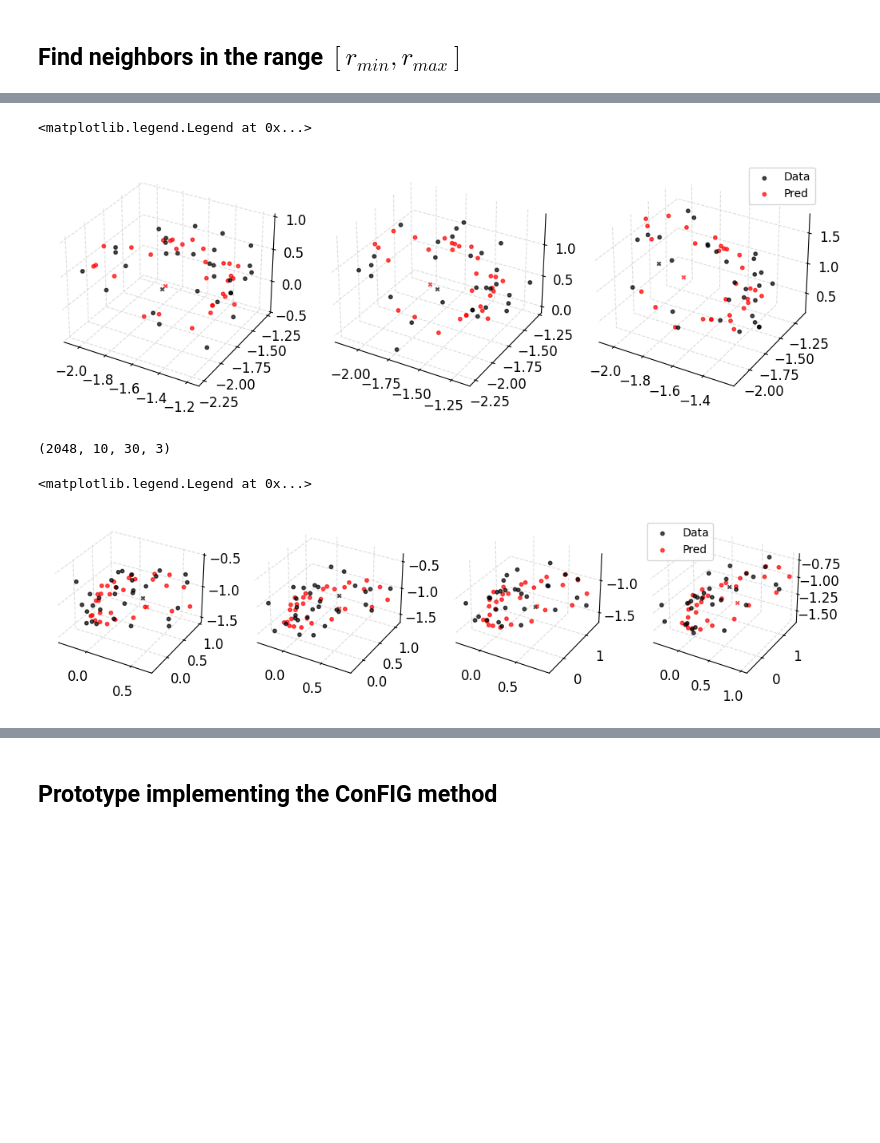
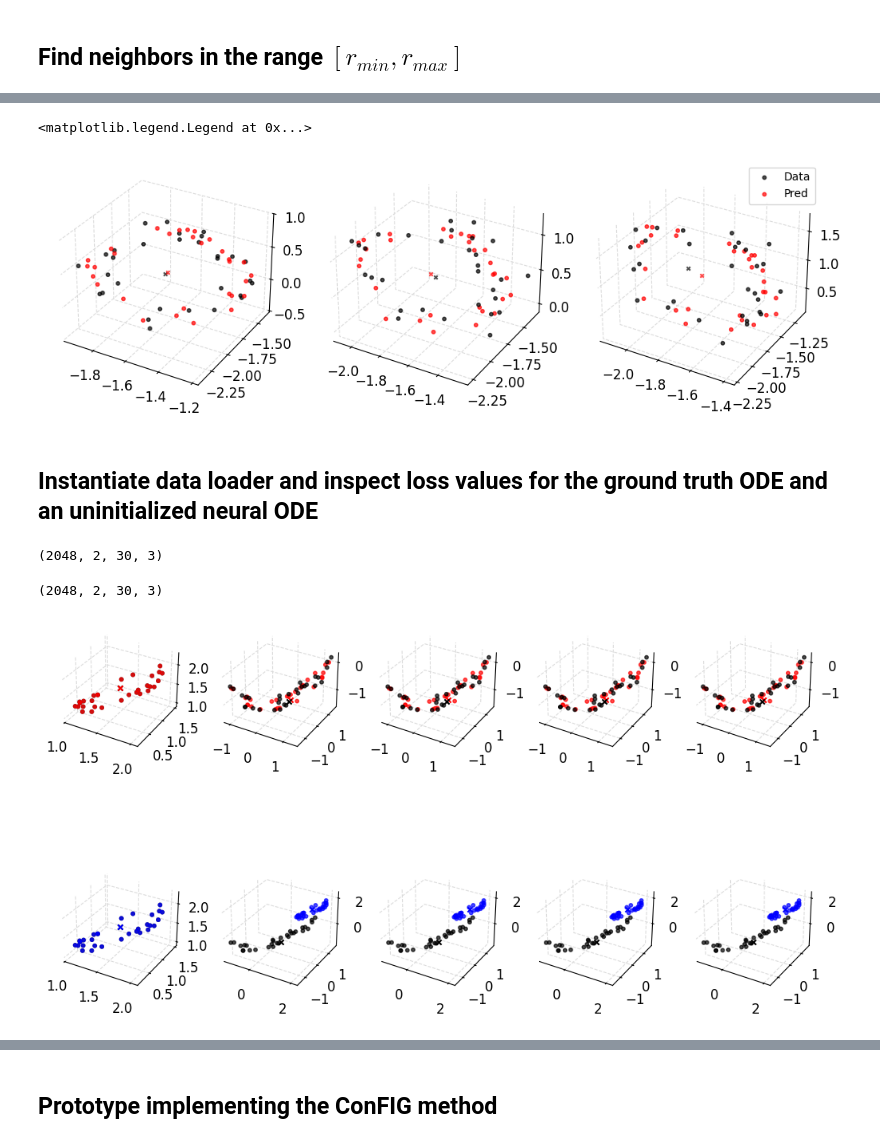
Before and after one commit to Jhko725/sandbox, a Jupyter notebook: notebooks/analysis/neighborhood.ipynb, the cells around one changed output, grey strips where cells are left out. Saved outputs shown, nothing was run; the diff lists cells and outputs as text; code cells hidden in the pictures; blank space fills up the shorter version.

Commit message:
More training performed for larger downsample values

```diff
--- a/notebooks/analysis/neighborhood.ipynb
+++ b/notebooks/analysis/neighborhood.ipynb
@@ -67,13 +60,14 @@ In the vincinity of $\boldsymbol{x}(t)$, the tangent evolution matrix linearly m
 
 Thus, when the number of deviations to forecast $m$ is larger than $d$, it is more economical to compute the tangent evolution matrix instead of directly solving the variational equation for the individual perturbations.
 # %%
-noise = 0.1
-downsample = 2
+noise = 0.05
+downsample = 40  # 2
 dataset, transform = (
     TimeSeriesDataset(
         *TimeSeriesDataset.from_hdf5(datadir / "lorenz63_large.hdf5")[::100]
     )
     .downsample(downsample)
+    # .split_along_time(2000)[0]
     .split_along_time(500)[0]
     .add_noise(noise)
     .standardize()
@@ -181,13 +175,15 @@ for i in range(neighbor_traj_length - 1):
 axes[-1].legend(fontsize="small")
 # %% [output]
 <matplotlib.legend.Legend at 0x...>
-[figure, old version]
+[figure, new version]
+# %% [markdown]
+## Instantiate data loader and inspect loss values for the ground truth ODE and an uninitialized neural ODE
 # %%
 loader = NeighborhoodSegmentLoader(
     dataset,
-    segment_length=10,
-    r_min=0.4,
-    r_max=0.6,
+    segment_length=2,
+    r_min=0.6,
+    r_max=0.8,
     num_neighbors=30,
     neighbor_cutoff=30,
     batch_strategy=RandomSampleBatching(2048),
@@ -195,53 +191,73 @@ loader = NeighborhoodSegmentLoader(
 # %%
 loader_state = loader.init()
 batch, loader_state = loader.load_batch(loader_state)
+batch[2].shape
+# %% [output]
+(2048, 2, 30, 3)
 # %%
 batch[2].shape
 # %% [output]
-(2048, 10, 30, 3)
+(2048, 2, 30, 3)
 # %%
 t_batch, u_batch, u_nn_batch, nn_mask = batch
 
 neighbor_traj_length = 5
 model = ODEModel(TransformedODE(Lorenz63(), transform))
+model_nn = NeuralODE(dim=3, width=64, depth=3)
 neighborflow = NeuralNeighborhoodFlow(model, second_order=True)
+neighborflow_nn = NeuralNeighborhoodFlow(model_nn, second_order=True)
 
 sol = eqx.filter_vmap(neighborflow.solve)(
     t_batch[:, :neighbor_traj_length],
     (u_batch[:, 0], u_nn_batch[:, 0] - jnp.expand_dims(u_batch[:, 0], -2)),
 )
+
+sol_nn = eqx.filter_vmap(neighborflow_nn.solve)(
+    t_batch[:, :neighbor_traj_length],
+    (u_batch[:, 0], u_nn_batch[:, 0] - jnp.expand_dims(u_batch[:, 0], -2)),
+)
 # %%
 fig, axes = plt.subplots(
-    1, neighbor_traj_length - 1, figsize=(10, 4), subplot_kw={"projection": "3d"}
+    2,
+    neighbor_traj_length,
+    figsize=(10, 6),
+    subplot_kw={"projection": "3d"},
+    constrained_layout=True,
 )
 scatter_kwargs = {"s": 10, "alpha": 0.7}
 
 
 sample_ind = 20
-for i in range(1, neighbor_traj_length):
-    axes[i - 1].scatter(
+for i in range(neighbor_traj_length):
+    axes[0, i].scatter(
         *u_nn_batch[sample_ind, i].T,
         color="black",
         label="Data",
         **scatter_kwargs,
     )
-    axes[i - 1].scatter(
-        *u_batch[sample_ind, i].T,
-        color="black",
-        marker="x",
-        **scatter_kwargs,
-    )
-    axes[i - 1].scatter(
+    axes[0, i].scatter(*u_batch[sample_ind, i].T, color="black", marker="x", s=20)
+    axes[0, i].scatter(
         *(sol[1][sample_ind, i] + sol[0][sample_ind, i]).T,
         color="red",
         label="Pred",
         **scatter_kwargs,
     )
-    axes[i - 1].scatter(
-        *sol[0][sample_ind, i].T, color="red", marker="x", **scatter_kwargs
+    axes[0, i].scatter(*sol[0][sample_ind, i].T, color="red", marker="x", s=20)
+    axes[1, i].scatter(
+        *u_nn_batch[sample_ind, i].T,
+        color="black",
+        label="Data",
+        **scatter_kwargs,
     )
-axes[-1].legend(fontsize="small")
+    axes[1, i].scatter(*u_batch[sample_ind, i].T, color="black", marker="x", s=20)
+    axes[1, i].scatter(
+        *(sol_nn[1][sample_ind, i] + sol_nn[0][sample_ind, i]).T,
+        color="blue",
+        label="Pred",
+        **scatter_kwargs,
+    )
+    axes[1, i].scatter(*sol_nn[0][sample_ind, i].T, color="blue", marker="x", s=20)
+# axes[0, -1].legend(fontsize="small")
 # %% [output]
-<matplotlib.legend.Legend at 0x...>
-[figure, old version]
+[figure, new version]
 # %%
```
Also changed, not shown: parts of 31 cells of this notebook, 13 other files.
